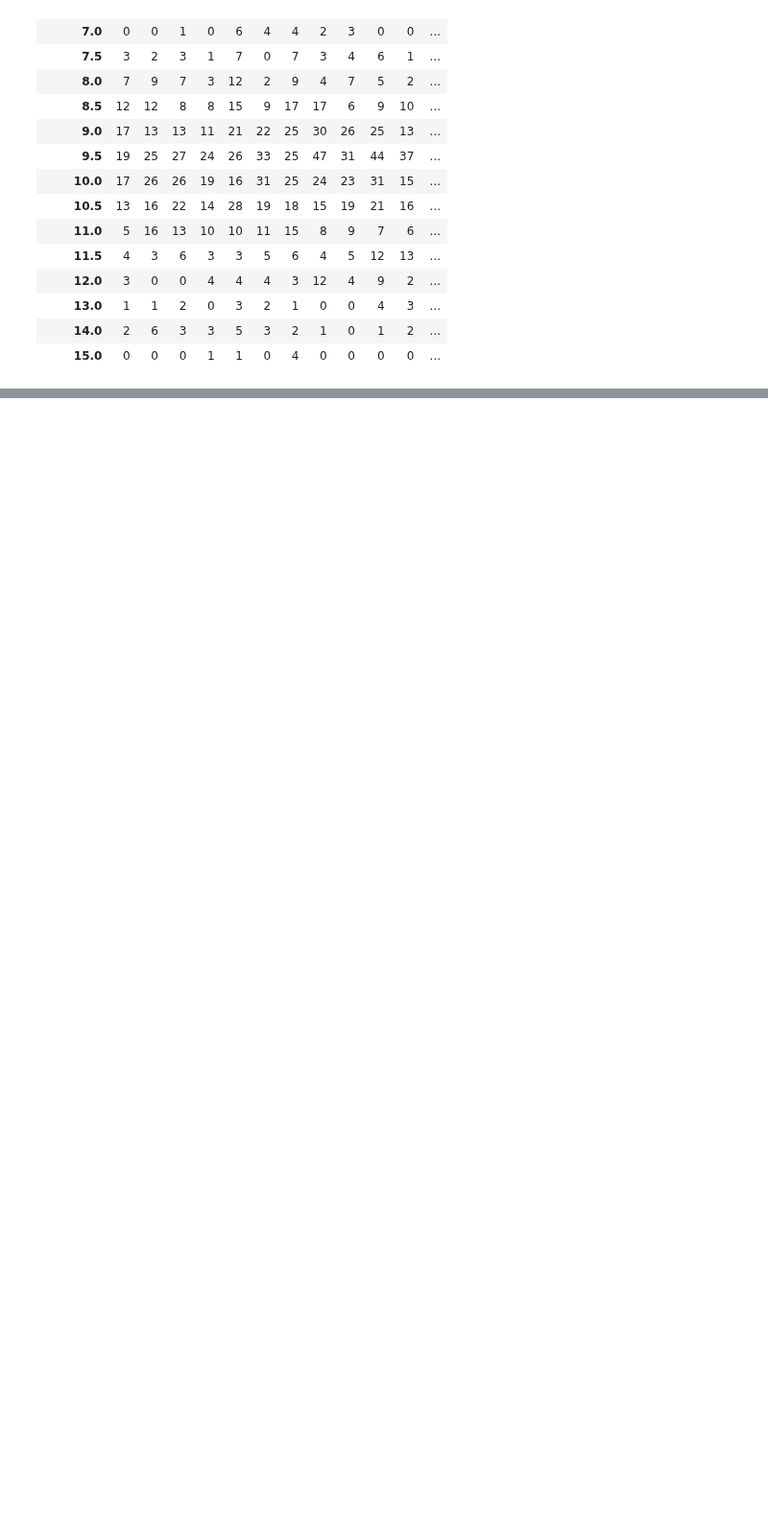
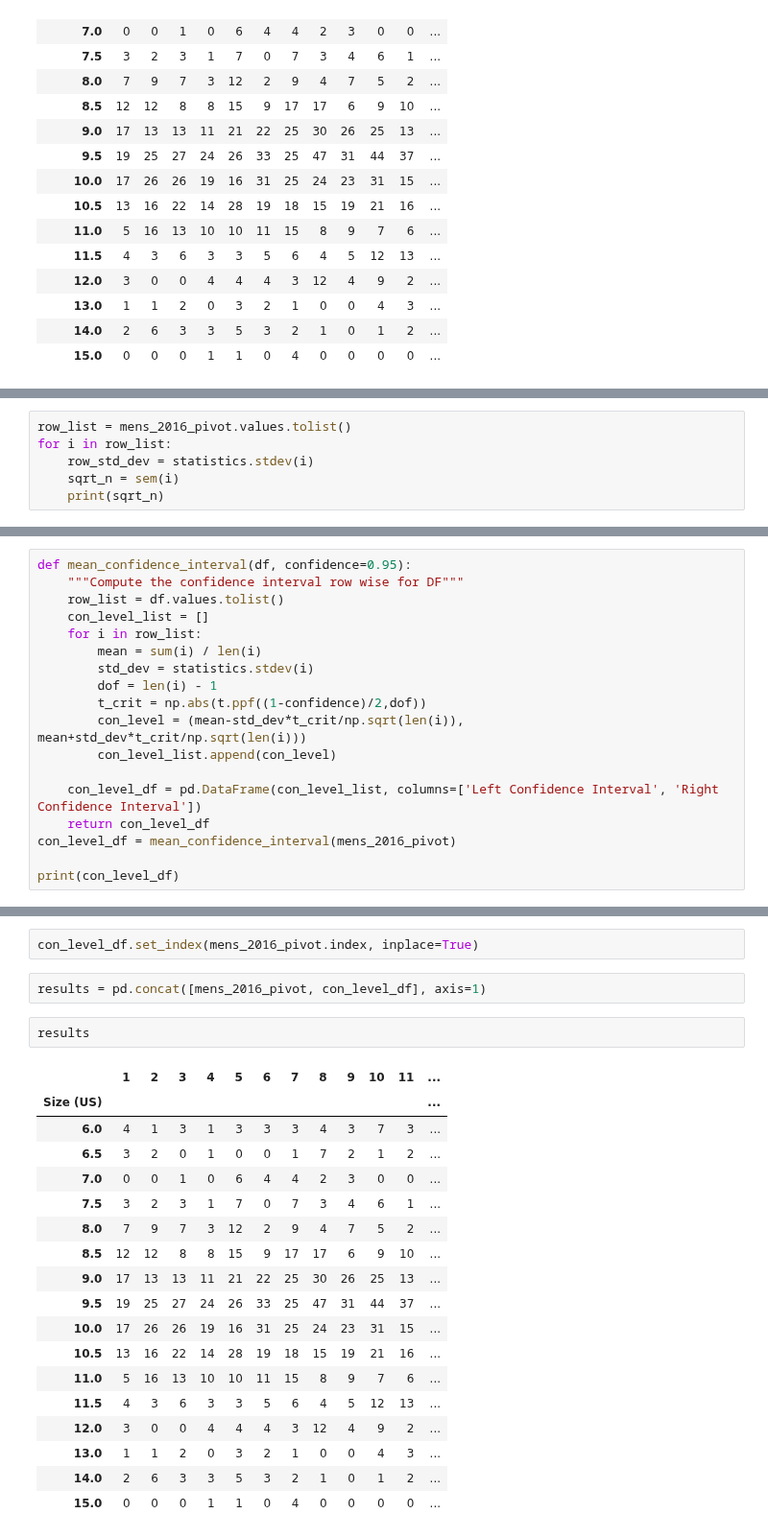
Before and after one commit to Jose-Servin/DataCamp, a Jupyter notebook: Projects/Stats_for_DataScience/inferential_stats.ipynb, the cells around one changed output, grey strips where cells are left out. Shown at 96% size. Drawn from its saved outputs; the diff is of its cells as text; blank space fills up the shorter version.

```diff
--- a/Projects/Stats_for_DataScience/inferential_stats.ipynb
+++ b/Projects/Stats_for_DataScience/inferential_stats.ipynb
@@ -219,0 +321,6 @@ mens_2016_pivot
+# %%
+row_list = mens_2016_pivot.values.tolist()
+for i in row_list:
+    row_std_dev = statistics.stdev(i)
+    sqrt_n = sem(i)
+    print(sqrt_n)
@@ -219,0 +344,18 @@ mens_2016_pivot
+# %%
+def mean_confidence_interval(df, confidence=0.95):
+    """Compute the confidence interval row wise for DF"""
+    row_list = df.values.tolist()
+    con_level_list = []
+    for i in row_list:
+        mean = sum(i) / len(i)
+        std_dev = statistics.stdev(i)
+        dof = len(i) - 1
+        t_crit = np.abs(t.ppf((1-confidence)/2,dof))
+        con_level = (mean-std_dev*t_crit/np.sqrt(len(i)), mean+std_dev*t_crit/np.sqrt(len(i)))
+        con_level_list.append(con_level)
+
+    con_level_df = pd.DataFrame(con_level_list, columns=['Left Confidence Interval', 'Right Confidence Interval'])
+    return con_level_df
+con_level_df = mean_confidence_interval(mens_2016_pivot)
+
+print(con_level_df)
@@ -219,0 +380,25 @@ mens_2016_pivot
+# %%
+con_level_df.set_index(mens_2016_pivot.index, inplace=True)
+# %%
+results = pd.concat([mens_2016_pivot, con_level_df], axis=1)
+# %%
+results
+# %% [output]
+|  | 1 | 2 | 3 | 4 | 5 | 6 | 7 | 8 | 9 | 10 | 11 | ... |
+| Size (US) |  |  |  |  |  |  |  |  |  |  |  | ... |
+| 6.0 | 4 | 1 | 3 | 1 | 3 | 3 | 3 | 4 | 3 | 7 | 3 | ... |
+| 6.5 | 3 | 2 | 0 | 1 | 0 | 0 | 1 | 7 | 2 | 1 | 2 | ... |
+| 7.0 | 0 | 0 | 1 | 0 | 6 | 4 | 4 | 2 | 3 | 0 | 0 | ... |
+| 7.5 | 3 | 2 | 3 | 1 | 7 | 0 | 7 | 3 | 4 | 6 | 1 | ... |
+| 8.0 | 7 | 9 | 7 | 3 | 12 | 2 | 9 | 4 | 7 | 5 | 2 | ... |
+| 8.5 | 12 | 12 | 8 | 8 | 15 | 9 | 17 | 17 | 6 | 9 | 10 | ... |
+| 9.0 | 17 | 13 | 13 | 11 | 21 | 22 | 25 | 30 | 26 | 25 | 13 | ... |
+| 9.5 | 19 | 25 | 27 | 24 | 26 | 33 | 25 | 47 | 31 | 44 | 37 | ... |
+| 10.0 | 17 | 26 | 26 | 19 | 16 | 31 | 25 | 24 | 23 | 31 | 15 | ... |
+| 10.5 | 13 | 16 | 22 | 14 | 28 | 19 | 18 | 15 | 19 | 21 | 16 | ... |
+| 11.0 | 5 | 16 | 13 | 10 | 10 | 11 | 15 | 8 | 9 | 7 | 6 | ... |
+| 11.5 | 4 | 3 | 6 | 3 | 3 | 5 | 6 | 4 | 5 | 12 | 13 | ... |
+| 12.0 | 3 | 0 | 0 | 4 | 4 | 4 | 3 | 12 | 4 | 9 | 2 | ... |
+| 13.0 | 1 | 1 | 2 | 0 | 3 | 2 | 1 | 0 | 0 | 4 | 3 | ... |
+| 14.0 | 2 | 6 | 3 | 3 | 5 | 3 | 2 | 1 | 0 | 1 | 2 | ... |
+| 15.0 | 0 | 0 | 0 | 1 | 1 | 0 | 4 | 0 | 0 | 0 | 0 | ... |
```
Also changed, not shown: parts of 15 cells of this notebook.
